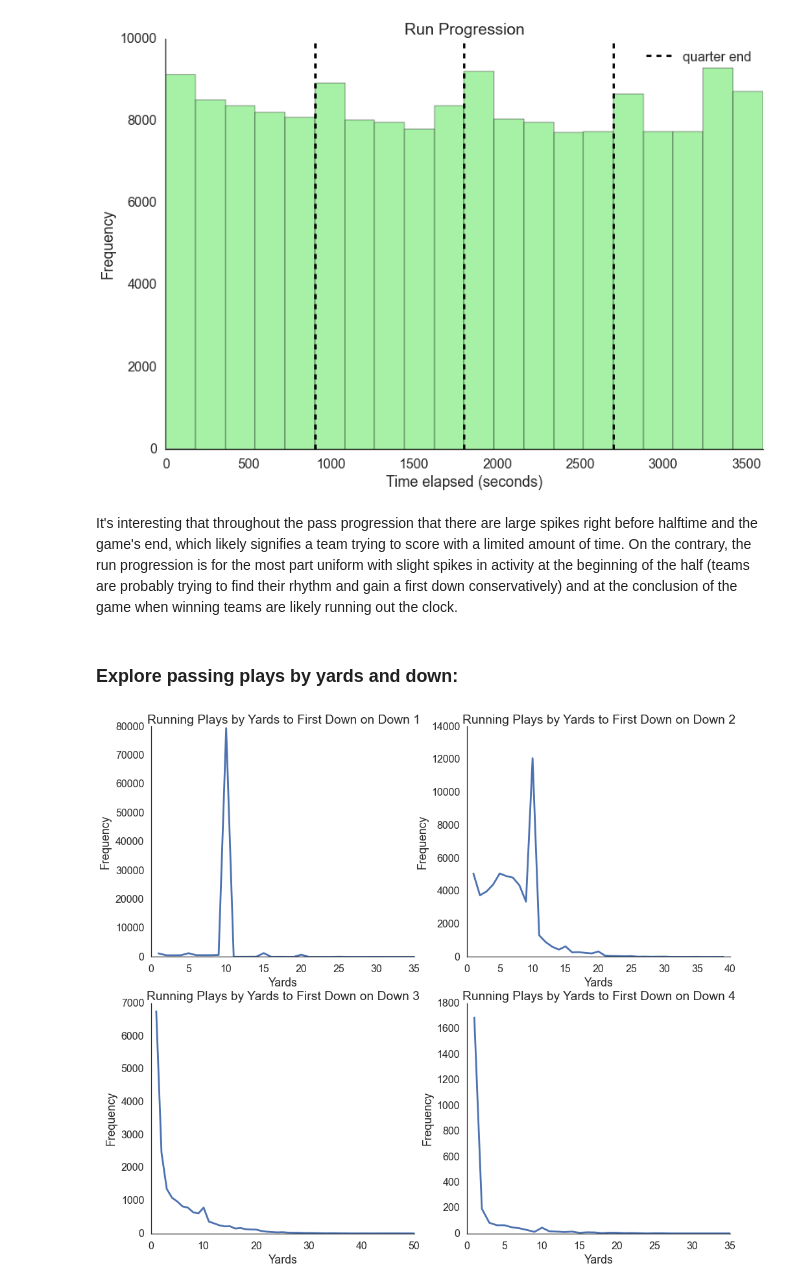
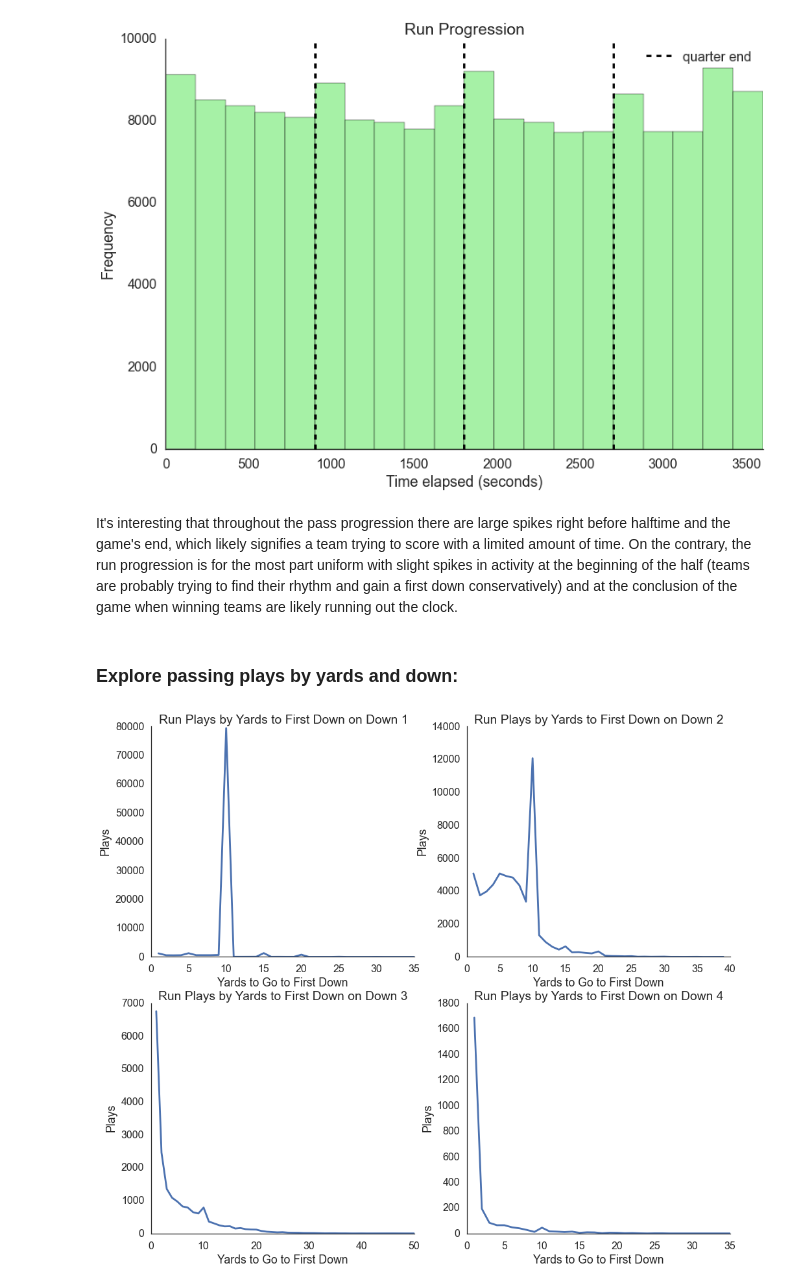
Before and after one commit to mdgoldberg/playprediction, a Jupyter notebook: Some EDA.ipynb, the cells around one changed output. Drawn from its saved outputs; the diff is of its cells as text; code cells hidden in the pictures.

```diff
--- a/Some EDA.ipynb
+++ b/Some EDA.ipynb
@@ -220,11 +223,10 @@ plot_run(dfgr)
 <matplotlib.axes._subplots.AxesSubplot at 0x...>
 [figure]
 # %% [markdown]
-It's interesting that throughout the pass progression that there are large spikes right before halftime and the game's end, which likely signifies a team trying to score with a limited amount of time. On the contrary, the run progression is for the most part uniform with slight spikes in activity at the beginning of the half (teams are probably trying to find their rhythm and gain a first down conservatively) and at the conclusion of the game when winning teams are likely running out the clock.
+It's interesting that throughout the pass progression there are large spikes right before halftime and the game's end, which likely signifies a team trying to score with a limited amount of time. On the contrary, the run progression is for the most part uniform with slight spikes in activity at the beginning of the half (teams are probably trying to find their rhythm and gain a first down conservatively) and at the conclusion of the game when winning teams are likely running out the clock.
 # %% [markdown]
 ### Explore passing plays by yards and down:
 # %%
-# code for creating variables for necessary plots
 titlesr = []
 titlesy = []
 titlesp = []
@@ -232,27 +234,31 @@ xs = []
 rs = []
 ys = []
 ps = []
+sds = []
+# iterate through the groupby of the dataframe by down and keep all years 2003-14
 for d,df1 in df.groupby('down'):
-    titlesr.append('Running Plays by Yards to First Down on Down ' + str(d))
-    titlesy.append('Passing Plays by Yards to First Down on Down ' + str(d))
+    titlesr.append('Run Plays by Yards to First Down on Down ' + str(d))
+    titlesy.append('Pass Plays by Yards to First Down on Down ' + str(d))
     titlesp.append('Passing % by Yards to First Down on Down ' + str(d))
+    # create the unique list of distance to first down
     yds = sorted(df1.yds_to_go.unique())
     xs.append(yds)
+    # create lists of the number of run plays, pass plays, and the pass percentage (pass per runs + pass plays) by yds_to_go
     rs.append([int(df1[df1.yds_to_go==y]['isRun'].sum()) for y in yds])
     ys.append([int(df1[df1.yds_to_go==y]['RESP'].sum()) for y in yds])
-    ps.append([df1[df1.yds_to_go==y]['RESP'].mean()*100.0 for y in yds])
+    ps.append([df1[df1.yds_to_go==y]['RESP'].mean() for y in yds])
 # %%
-# create subplots for bar charts of number of running plays on each down, by yards to go to first down
+# create subplots for bar charts of number of running plays on each down, by yards to go to first down for 2003-14 combined
 f, axarr = plt.subplots(2, 2, figsize=(16,14))
 axes = axarr[0].tolist()
 axes.extend(axarr[1].tolist())
 
 for i in xrange(4):
     axes[i].plot(xs[i], rs[i])
     axes[i].set_title(titlesr[i])
-    axes[i].set_ylabel("Frequency")
-    axes[i].set_xlabel("Yards")
+    axes[i].set_ylabel("Plays")
+    axes[i].set_xlabel("Yards to Go to First Down")
     axes[i].grid(False)
     sns.despine()
 # %% [output]
-[figure, old version]
+[figure, new version]
```
Also changed, not shown: parts of 8 cells of this notebook, 1 other file.
